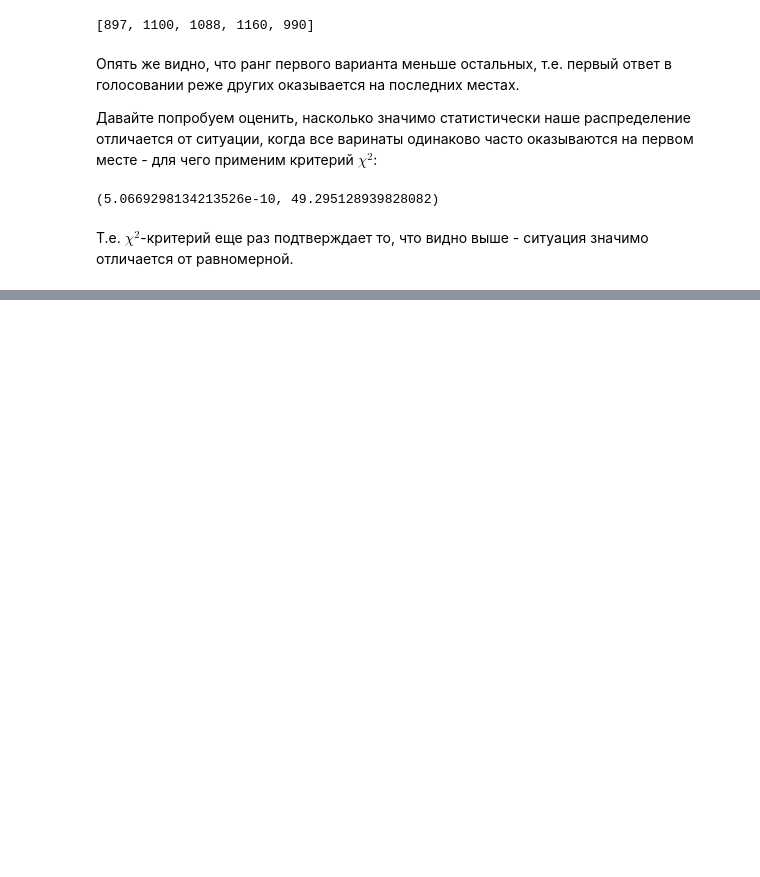
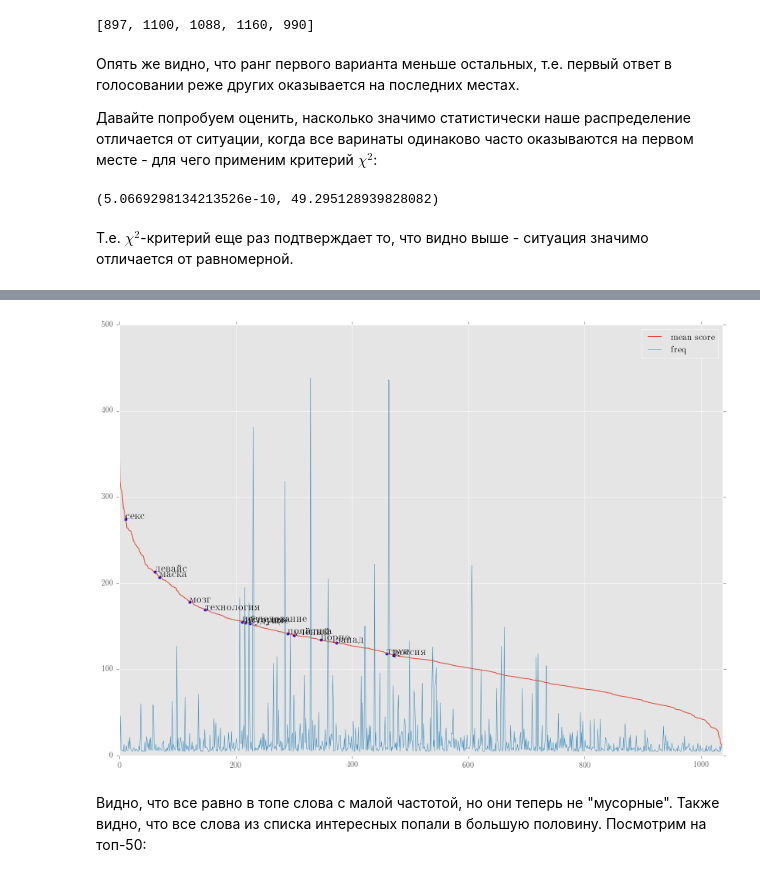
Before and after one commit to Amarchuk/newochem-research, a Jupyter notebook: Newochem Simple Analysis.ipynb, the cells around one changed output, grey strips where cells are left out. Saved outputs shown, nothing was run; the diff lists cells and outputs as text; code cells hidden in the pictures; blank space fills up the shorter version.

```diff
--- a/Newochem Simple Analysis.ipynb
+++ b/Newochem Simple Analysis.ipynb
@@ -685,0 +532,5 @@ for opt in opts:
+# %%
+print u'{:20s} {}\t {}'.format(u'Слово', u'Вес', u'#')
+print u'----------------------------------------------'
+for (weight, w) in wwords_list[0:20]:
+    print u'{:30s} {:.0f}\t {}'.format(w, weight, big_bag[w])
@@ -685,0 +565,7 @@ for opt in opts:
+# %%
+dbwwords_list = []
+for (weight, w) in wwords_list:
+    if big_bag[w] > 4:
+        dbwwords_list.append((weight, w))
+
+dbwwords_list = sorted(dbwwords_list, reverse=True)
@@ -685,0 +576,18 @@ for opt in opts:
+# %%
+N = len(dbwwords_list)
+fig = plt.figure(figsize=[14,10])
+plt.plot(range(N), zip(*dbwwords_list)[0], '-', lw=1., label='mean score')
+plt.plot(range(N), map(lambda l: big_bag[l], zip(*dbwwords_list)[1]), '-', lw=0.5, label='freq')
+for w in words_of_interest:
+    ind = dbwwords_list.index((wwords[w]/float(big_bag[w]), w))
+    if ind < N:
+        plt.scatter([ind], [wwords[w]/float(big_bag[w])], s=20.)
+        plt.text(ind, wwords[w]/float(big_bag[w]), w[:w.index(',')], fontsize=15)
+plt.xlim(0, N+1)
+plt.ylim(0, 500)
+plt.legend()
+plt.show()
+# %% [output]
+[figure, added]
+# %% [markdown]
+Видно, что все равно в топе слова с малой частотой, но они теперь не "мусорные". Также видно, что все слова из списка интересных попали в большую половину. Посмотрим на топ-50:
```
Also changed, not shown: parts of 54 cells of this notebook, 5 other files.
